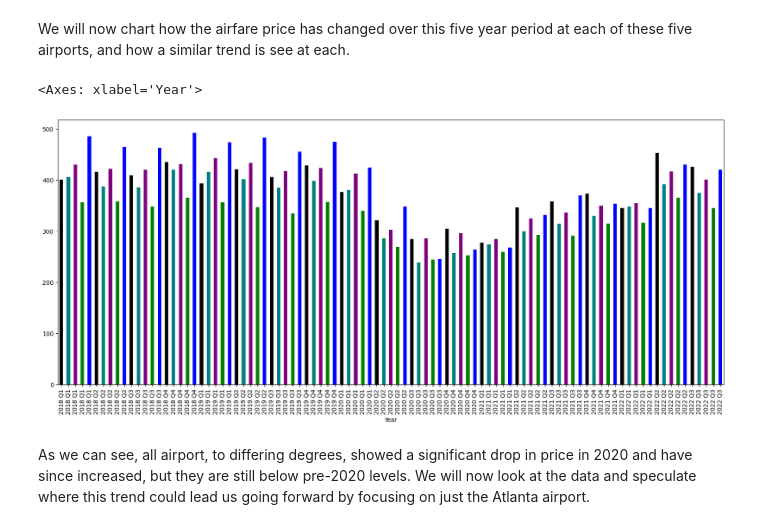
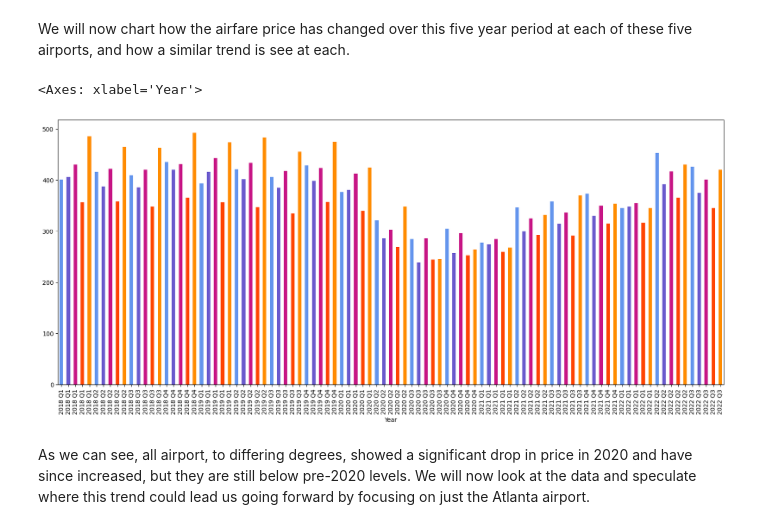
Before and after one commit to Xanitross/Airfare_Over_Five_Years, a Jupyter notebook: Airfare_Over_Five_Years.ipynb, the cells around one changed output. Drawn from its saved outputs; the diff is of its cells as text; code cells hidden in the pictures.

Commit message:
changed charts to color-blind palette

```diff
--- a/Airfare_Over_Five_Years.ipynb
+++ b/Airfare_Over_Five_Years.ipynb
@@ -228,11 +228,11 @@ df.groupby("Airport Code").median()
 # %% [markdown]
 We will now chart how the airfare price has changed over this five year period at each of these five airports, and how a similar trend is see at each.
 # %%
-colors = {"ATL" : "Purple", "DEN" : "Green", "EWR" : "b", "LAX" : "k", "ORD" : "Teal"}
+colors = {"ATL" : "mediumvioletred", "DEN" : "orangered", "EWR" : "darkorange", "LAX" : "cornflowerblue", "ORD" : "slateblue"}
 df["Average Fare ($)"].plot.bar(figsize=(20,8), color=[colors[i] for i in df["Airport Code"]])
 # %% [output]
 <Axes: xlabel='Year'>
-[figure, old version]
+[figure, new version]
 # %% [markdown]
 As we can see, all airport, to differing degrees, showed a significant drop in price in 2020 and have since increased, but they are still below pre-2020 levels. We will now look at the data and speculate where this trend could lead us going forward by focusing on just the Atlanta airport.
 # %%
```
